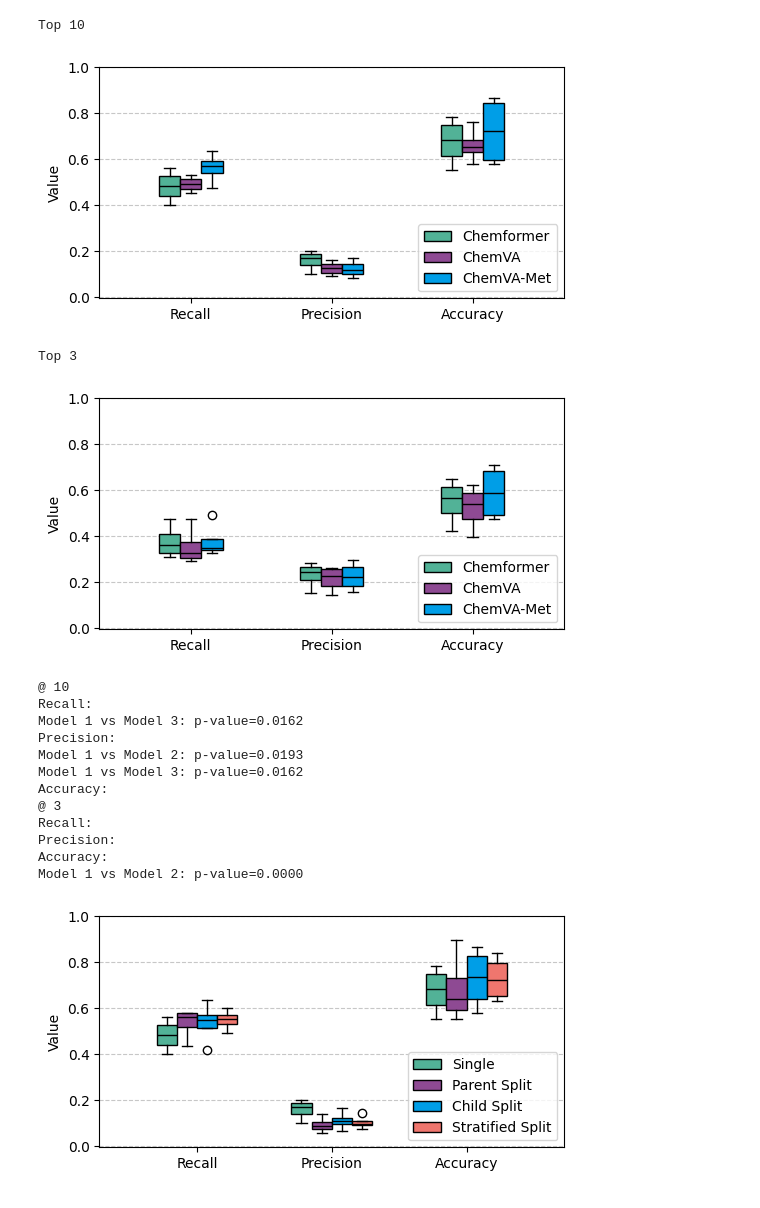
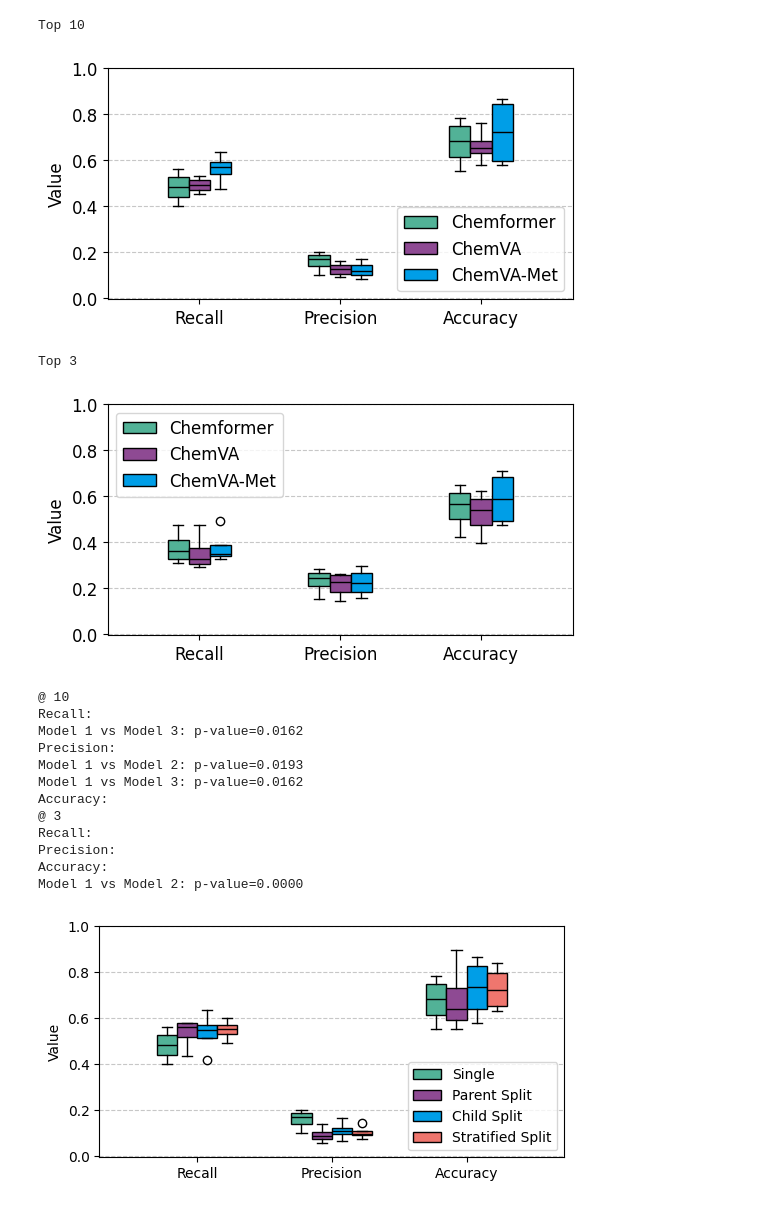
Before and after one commit to tsofiac/LAGOM, a Jupyter notebook: for_article/boxplots_article.ipynb, the cells around one changed output. Drawn from its saved outputs; the diff is of its cells as text; code cells hidden in the pictures.

Commit message:
changed label

```diff
--- a/for_article/boxplots_article.ipynb
+++ b/for_article/boxplots_article.ipynb
@@ -21,7 +21,7 @@ def multi_boxplot(data, xlabel, ylabel, xticks, labels, location, save_figure=No
     plt.figure(figsize=(6,3)) #(6,3) #(5, 2.5)
 
     # colour_scheme = ['lightblue', 'orange', 'mediumseagreen', 'orchid']
-    colour_scheme = ['#52B297', '#8E4A93', '#009EE7', '#EF766E', '#B9DFD5', '#CCA0CF']
+    colour_scheme = ['#52B297', '#8E4A93', '#009EE7', '#EF766E', '#B9DFD5', '#F9377B']
 
     # Set the width of each box
     box_width = 0.15
@@ -172,36 +172,36 @@ labels = ['Chemformer', 'ChemVA', 'ChemVA-Met']
 ylabel = 'Value'
 data = [chemf, chemVA, chemVAMet]
 print("Top 3")
-multi_boxplot(data, xlabel, ylabel, xticks, labels, 'lower right', 'pre-training_3', 1)
+multi_boxplot(data, xlabel, ylabel, xticks, labels, 'upper left', 'pre-training_3', 1)
 
 r = [r_chemf_base_05[-2], r_chemVA_base_05[-2], r_chemVAMet_base_05[-2]]
 p = [p_chemf_base_05[-2], p_chemVA_base_05[-2], p_chemVAMet_base_05[-2]]
 s1 = [s1_chemf_base_05[-2], s1_chemVA_base_05[-2], s1_chemVAMet_base_05[-2]]
 
 print('@ 10')
 print('Recall:')
 ttest(r)
 print('Precision:')
 ttest(p)
 print('Accuracy:')
 ttest(s1)
 
 r = [r_chemf_base_05[1], r_chemVA_base_05[1], r_chemVAMet_base_05[1]]
 p = [p_chemf_base_05[1], p_chemVA_base_05[1], p_chemVAMet_base_05[1]]
 s1 = [s1_chemf_base_05[1], s1_chemVA_base_05[1], s1_chemVAMet_base_05[1]]
 
 print('@ 3')
 print('Recall:')
 ttest(r)
 print('Precision:')
 ttest(p)
 print('Accuracy:')
 ttest(s1)
 # %% [output]
 Top 10
-[figure, old version]
+[figure, new version]
 Top 3
-[figure, old version]
+[figure, new version]
 @ 10
 Recall:
 Model 1 vs Model 3: p-value=0.0162
```
Also changed, not shown: parts of 1 cell of this notebook.
